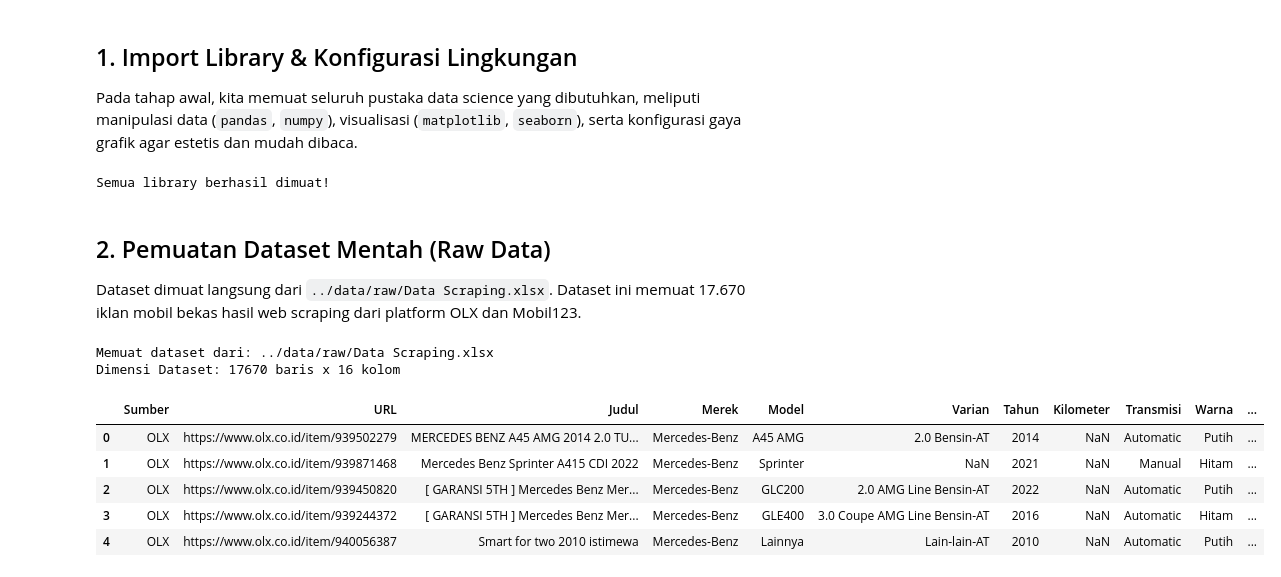
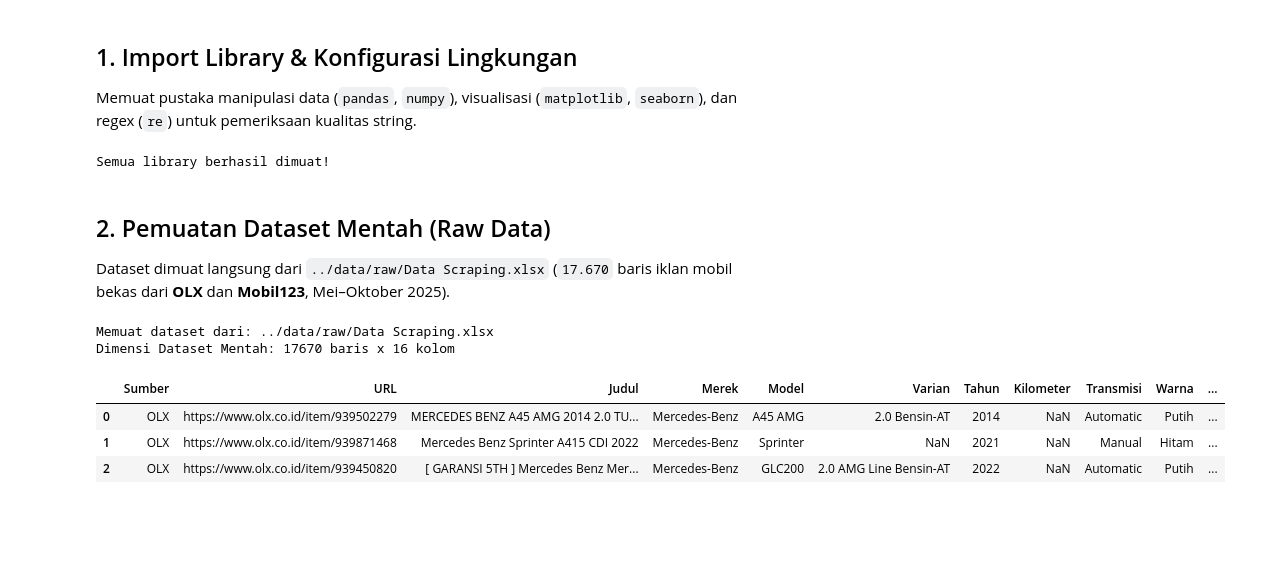
Before and after one commit to ganadzikri24/ML2026_B2_Kelompok-15_TakarMobil_PrediksiHargaMobilBekas, a Jupyter notebook: notebooks/01_EDA.ipynb, the cells around one changed output. Drawn from its saved outputs; the diff is of its cells as text; code cells hidden in the pictures; blank space fills up the shorter version.

```diff
--- a/notebooks/01_EDA.ipynb
+++ b/notebooks/01_EDA.ipynb
@@ -16,4 +22,4 @@
 # %% [markdown]
 ## 1. Import Library & Konfigurasi Lingkungan
-Pada tahap awal, kita memuat seluruh pustaka data science yang dibutuhkan, meliputi manipulasi data (`pandas`, `numpy`), visualisasi (`matplotlib`, `seaborn`), serta konfigurasi gaya grafik agar estetis dan mudah dibaca.
+Memuat pustaka manipulasi data (`pandas`, `numpy`), visualisasi (`matplotlib`, `seaborn`), dan regex (`re`) untuk pemeriksaan kualitas string.
 # %%
@@ -34,32 +41,25 @@ print("Semua library berhasil dimuat!")
 Semua library berhasil dimuat!
 # %% [markdown]
 ## 2. Pemuatan Dataset Mentah (Raw Data)
-Dataset dimuat langsung dari `../data/raw/Data Scraping.xlsx`. Dataset ini memuat 17.670 iklan mobil bekas hasil web scraping dari platform OLX dan Mobil123.
+Dataset dimuat langsung dari `../data/raw/Data Scraping.xlsx` (`17.670` baris iklan mobil bekas dari **OLX** dan **Mobil123**, Mei–Oktober 2025).
 # %%
-import os
-
-# Deteksi lokasi file secara dinamis
 candidate_paths = [
     "data/raw/Data Scraping.xlsx",
     "../data/raw/Data Scraping.xlsx",
     "Data Scraping.xlsx"
 ]
-
 file_path = next((p for p in candidate_paths if os.path.exists(p)), None)
 if file_path is None:
     raise FileNotFoundError("File Data Scraping.xlsx tidak ditemukan!")
 
 print(f"Memuat dataset dari: {file_path}")
 df_raw = pd.read_excel(file_path)
-
-print(f"Dimensi Dataset: {df_raw.shape[0]} baris x {df_raw.shape[1]} kolom")
-df_raw.head()
+print(f"Dimensi Dataset Mentah: {df_raw.shape[0]} baris x {df_raw.shape[1]} kolom")
+df_raw.head(3)
 # %% [output]
 Memuat dataset dari: ../data/raw/Data Scraping.xlsx
-Dimensi Dataset: 17670 baris x 16 kolom
+Dimensi Dataset Mentah: 17670 baris x 16 kolom
 |  | Sumber | URL | Judul | Merek | Model | Varian | Tahun | Kilometer | Transmisi | Warna | ... |
 | 0 | OLX | https://www.olx.co.id/item/939502279 | MERCEDES BENZ A45 AMG 2014 2.0 TU... | Mercedes-Benz | A45 AMG | 2.0 Bensin-AT | 2014 | NaN | Automatic | Putih | ... |
 | 1 | OLX | https://www.olx.co.id/item/939871468 | Mercedes Benz Sprinter A415 CDI 2022 | Mercedes-Benz | Sprinter | NaN | 2021 | NaN | Manual | Hitam | ... |
 | 2 | OLX | https://www.olx.co.id/item/939450820 | [ GARANSI 5TH ] Mercedes Benz Mer... | Mercedes-Benz | GLC200 | 2.0 AMG Line Bensin-AT | 2022 | NaN | Automatic | Putih | ... |
-| 3 | OLX | https://www.olx.co.id/item/939244372 | [ GARANSI 5TH ] Mercedes Benz Mer... | Mercedes-Benz | GLE400 | 3.0 Coupe AMG Line Bensin-AT | 2016 | NaN | Automatic | Hitam | ... |
-| 4 | OLX | https://www.olx.co.id/item/940056387 | Smart for two 2010 istimewa | Mercedes-Benz | Lainnya | Lain-lain-AT | 2010 | NaN | Automatic | Putih | ... |
```
Also changed, not shown: parts of 57 cells of this notebook, 26 other files.
